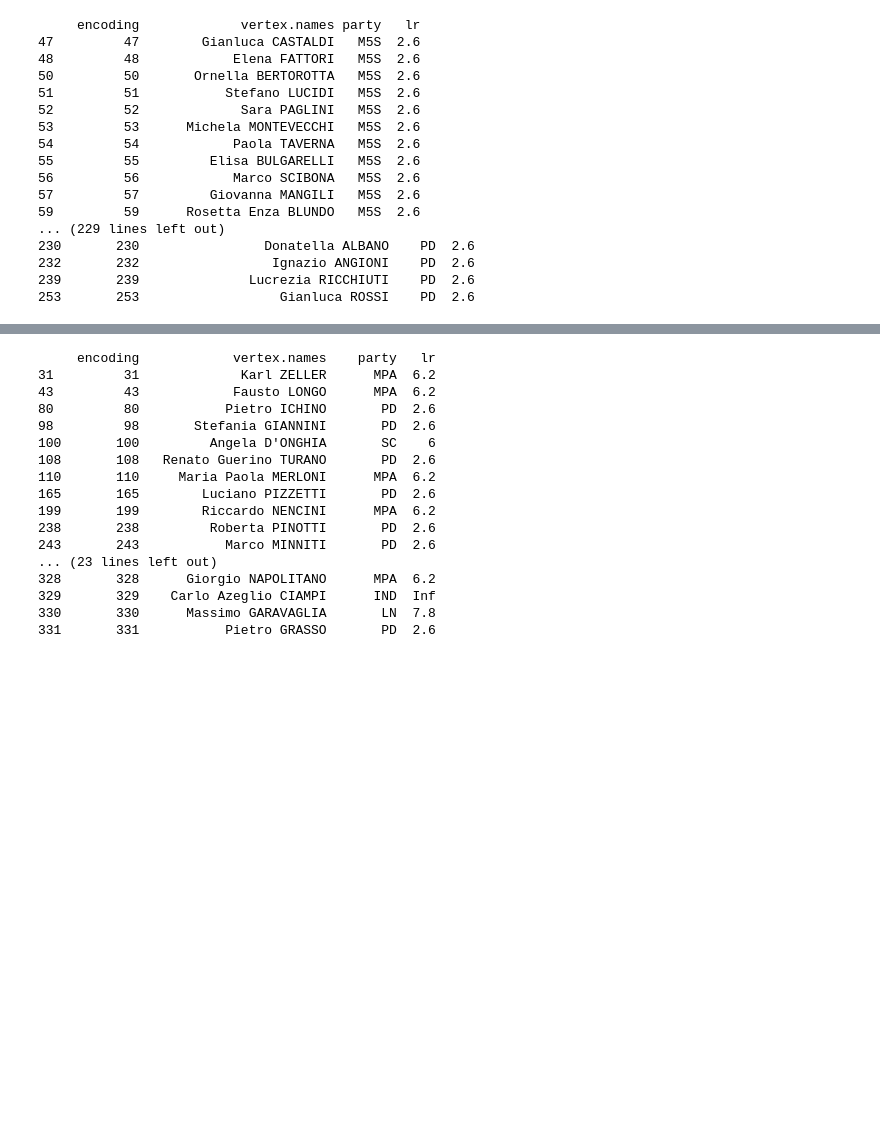
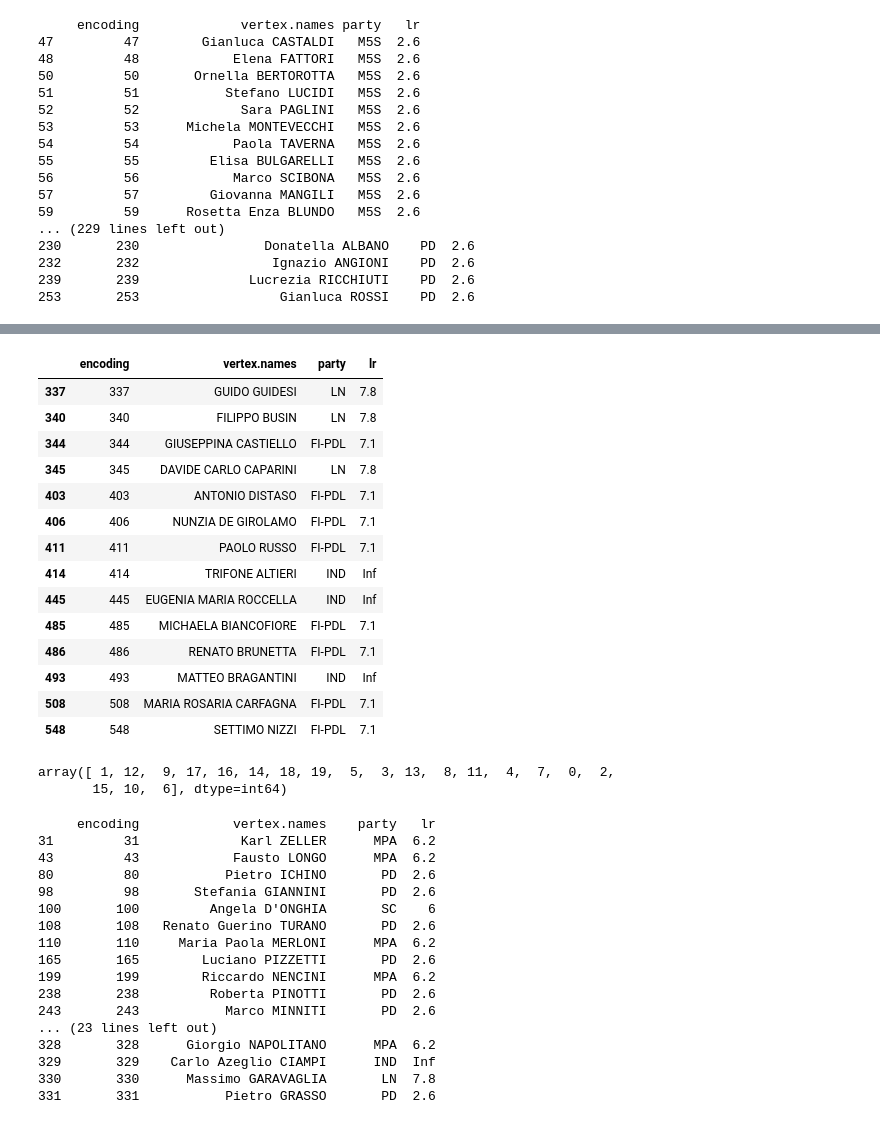
Before and after one commit to FreeTheOtter/BNP-Net, a Jupyter notebook: src/Camera.ipynb, the cells around one changed output, grey strips where cells are left out. Saved outputs shown, nothing was run; the diff lists cells and outputs as text; code cells hidden in the pictures; blank space fills up the shorter version.

```diff
--- a/src/Camera.ipynb
+++ b/src/Camera.ipynb
@@ -771,3 +833,27 @@ for i in range(PY_bi.zr_hat.shape[1]):
+# %%
+cl = np.argwhere(GN_bi.cc_hat == 10).flatten()
+df_dep.iloc[cl,:]
+# %% [output]
+|  | encoding | vertex.names | party | lr |
+| 337 | 337 | GUIDO GUIDESI | LN | 7.8 |
+| 340 | 340 | FILIPPO BUSIN | LN | 7.8 |
+| 344 | 344 | GIUSEPPINA CASTIELLO | FI-PDL | 7.1 |
+| 345 | 345 | DAVIDE CARLO CAPARINI | LN | 7.8 |
+| 403 | 403 | ANTONIO DISTASO | FI-PDL | 7.1 |
+| 406 | 406 | NUNZIA DE GIROLAMO | FI-PDL | 7.1 |
+| 411 | 411 | PAOLO RUSSO | FI-PDL | 7.1 |
+| 414 | 414 | TRIFONE ALTIERI | IND | Inf |
+| 445 | 445 | EUGENIA MARIA ROCCELLA | IND | Inf |
+| 485 | 485 | MICHAELA BIANCOFIORE | FI-PDL | 7.1 |
+| 486 | 486 | RENATO BRUNETTA | FI-PDL | 7.1 |
+| 493 | 493 | MATTEO BRAGANTINI | IND | Inf |
+| 508 | 508 | MARIA ROSARIA CARFAGNA | FI-PDL | 7.1 |
+| 548 | 548 | SETTIMO NIZZI | FI-PDL | 7.1 |
+# %%
+order_c
+# %% [output]
+array([ 1, 12,  9, 17, 16, 14, 18, 19,  5,  3, 13,  8, 11,  4,  7,  0,  2,
+       15, 10,  6], dtype=int64)
 # %%
 cl = np.argwhere(PY_bi.cr_hat == 3).flatten()
 print(df_dep.iloc[cl,:])
```
Also changed, not shown: parts of 11 cells of this notebook, 2 other files.
